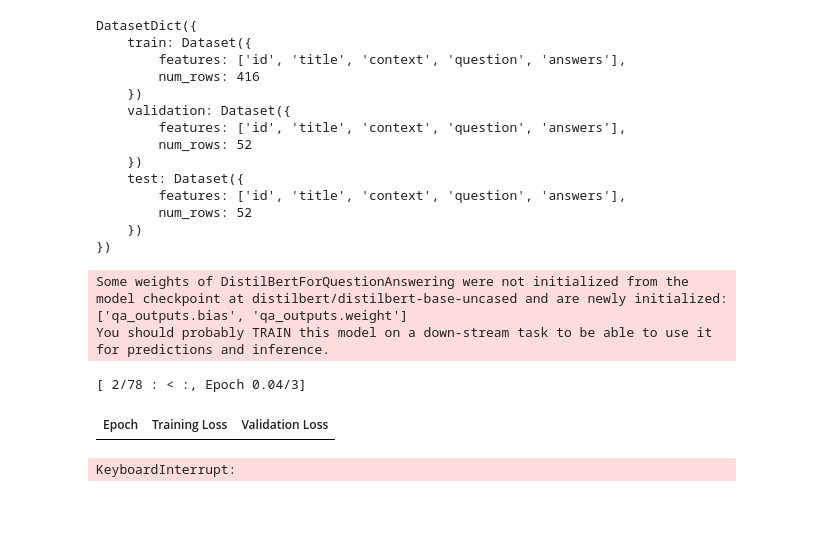
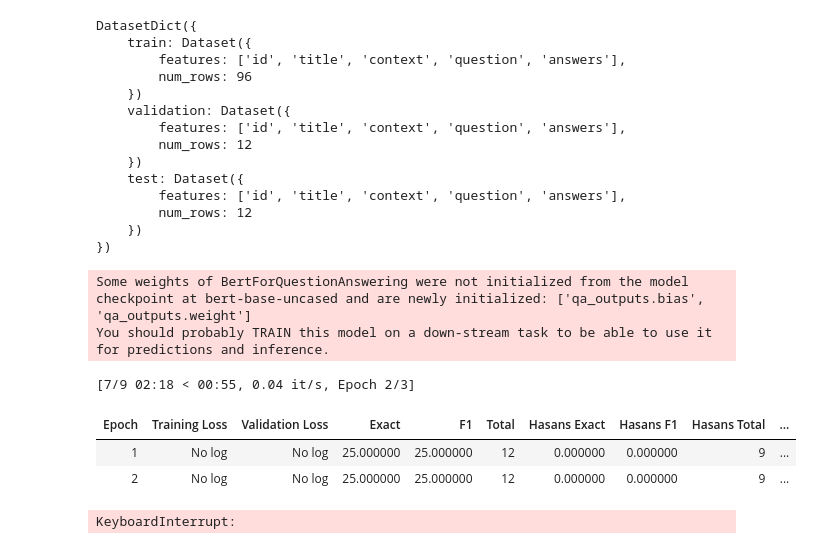
Before and after one commit to zee-zaky/COMPSCI714, a Jupyter notebook: SQUAD_Hyperparameter_Tuning.ipynb, the cells around one changed output. Cells and saved outputs as stored; diff of their text form; code cells hidden in the pictures; blank space fills up the shorter version.

```diff
--- a/SQUAD_Hyperparameter_Tuning.ipynb
+++ b/SQUAD_Hyperparameter_Tuning.ipynb
@@ -203,10 +203,10 @@ class QuestionAnsweringTrainer(Trainer):
         metrics.update(output.metrics)
         return PredictionOutput(predictions=predictions.predictions, label_ids=predictions.label_ids, metrics=metrics)
 # %%
-max_length = 200
-stride = 2
+max_length = 512
+stride = 128
 model = "bert-base-uncased"
-tokenizer = AutoTokenizer.from_pretrained(model)
+tokenizer = BertTokenizerFast.from_pretrained(model)
 
 ## The dataset does not have the ending index of the "Answers" which is required for the Question and Answering transformer.
 ## This function uses the data in the Squad dataset to extract the start index and end index as well as tokenizes the dataset.
@@ -217,9 +217,9 @@ def preprocess_function(examples):
     inputs = tokenizer(
         questions,
         examples["context"],
-        #max_length=max_length,
-        truncation="only_second",
-        #stride=stride,
+        max_length=max_length,
+        truncation=True,
+        stride=stride,
         return_overflowing_tokens=True,
         return_offsets_mapping=True,
         padding="max_length",
@@ -234,8 +234,13 @@ def preprocess_function(examples):
     for i, offset in enumerate(offset_mapping):
         sample_idx = sample_map[i]
         answer = answers[sample_idx]
-        start_char = answer["answer_start"][0]
-        end_char = answer["answer_start"][0] + len(answer["text"][0])
+        if len(answer["answer_start"]) > 0:
+
+            start_char = answer["answer_start"][0]
+            end_char = answer["answer_start"][0] + len(answer["text"][0])
+        else:
+            start_char = 0
+            end_char = 0
         sequence_ids = inputs.sequence_ids(i)
 
         # Find the start and end of the context
@@ -318,7 +323,7 @@ def postprocess_qa_predictions(
     examples,
     features,
     predictions: Tuple[np.ndarray, np.ndarray],
-    version_2_with_negative: bool = False,
+    version_2_with_negative: bool = True,
     n_best_size: int = 20,
     max_answer_length: int = 30,
     null_score_diff_threshold: float = 0.0,
@@ -540,10 +545,10 @@ def post_processing_function(examples, features, predictions, stage="eval"):
             examples=examples,
             features=features,
             predictions=predictions,
-            #max_answer_length=max_length
+            max_answer_length=max_length
         )
         # Format the result to the format the metric expects.
-        if 1==0:
+        if 1==1:
             formatted_predictions = [
                 {"id": str(k), "prediction_text": v, "no_answer_probability": 0.0} for k, v in predictions.items()
             ]
@@ -555,7 +560,7 @@ def post_processing_function(examples, features, predictions, stage="eval"):
 # %%
 ## IMPORT RAW DATASET
 
-squad_raw = load_dataset("squad", split="train[:500]+validation[:20]")
+squad_raw = load_dataset("squad_v2", split="train[:100]+validation[:20]")
 train_testvalid = squad_raw.train_test_split(test_size=0.2, shuffle=True)
 
 test_valid = train_testvalid['test'].train_test_split(test_size=0.5, shuffle=True)
@@ -571,15 +576,15 @@ squad_raw
 DatasetDict({
     train: Dataset({
         features: ['id', 'title', 'context', 'question', 'answers'],
-        num_rows: 416
+        num_rows: 96
     })
     validation: Dataset({
         features: ['id', 'title', 'context', 'question', 'answers'],
-        num_rows: 52
+        num_rows: 12
     })
     test: Dataset({
         features: ['id', 'title', 'context', 'question', 'answers'],
-        num_rows: 52
+        num_rows: 12
     })
 })
 # %%
@@ -600,37 +605,39 @@ eval_examples =  squad_raw["validation"]
 # %%
 ###############################################################
 # UNCOMMENT THIS TO TEST TRAINER BEFORE STARTING TUNING
 ###############################################################
 
 data_collator = DefaultDataCollator()
 model = AutoModelForQuestionAnswering.from_pretrained("bert-base-uncased")
 training_args = TrainingArguments(
     output_dir="test",
     evaluation_strategy="epoch",
-    learning_rate=2e-5,
-    per_device_train_batch_size=16,
-    per_device_eval_batch_size=16,
+    learning_rate=5e-5,
+    per_device_train_batch_size=32,
+    per_device_eval_batch_size=32,
     num_train_epochs=3,
     weight_decay=0.01
 )
 
 trainer = QuestionAnsweringTrainer(
         model=model,
         args=training_args,
         train_dataset=train_dataset,
         eval_dataset=eval_dataset,
         eval_examples=eval_examples,
         tokenizer=tokenizer,
         data_collator=data_collator,
         post_process_function=post_processing_function,
         compute_metrics=compute_metrics,)
 
 trainer.train()
 # %% [output]
-Some weights of DistilBertForQuestionAnswering were not initialized from the model checkpoint at distilbert/distilbert-base-uncased and are newly initialized: ['qa_outputs.bias', 'qa_outputs.weight']
+Some weights of BertForQuestionAnswering were not initialized from the model checkpoint at bert-base-uncased and are newly initialized: ['qa_outputs.bias', 'qa_outputs.weight']
 You should probably TRAIN this model on a down-stream task to be able to use it for predictions and inference.
-[ 2/78 : < :, Epoch 0.04/3]
+[7/9 02:18 < 00:55, 0.04 it/s, Epoch 2/3]
-| Epoch | Training Loss | Validation Loss |
+| Epoch | Training Loss | Validation Loss | Exact | F1 | Total | Hasans Exact | Hasans F1 | Hasans Total | ... |
+| 1 | No log | No log | 25.000000 | 25.000000 | 12 | 0.000000 | 0.000000 | 9 | ... |
+| 2 | No log | No log | 25.000000 | 25.000000 | 12 | 0.000000 | 0.000000 | 9 | ... |
 KeyboardInterrupt:
 # %%
 torch.cuda.empty_cache()
```
Also changed, not shown: parts of 1 cell of this notebook.
